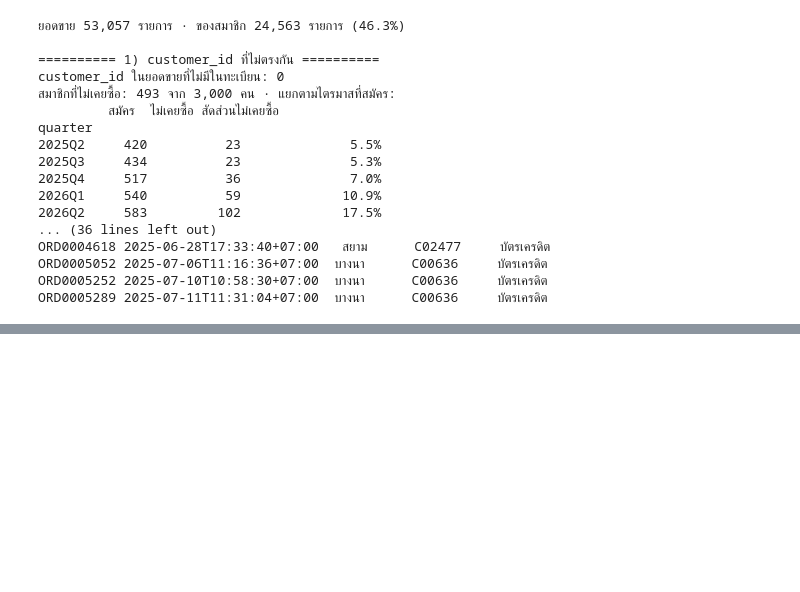
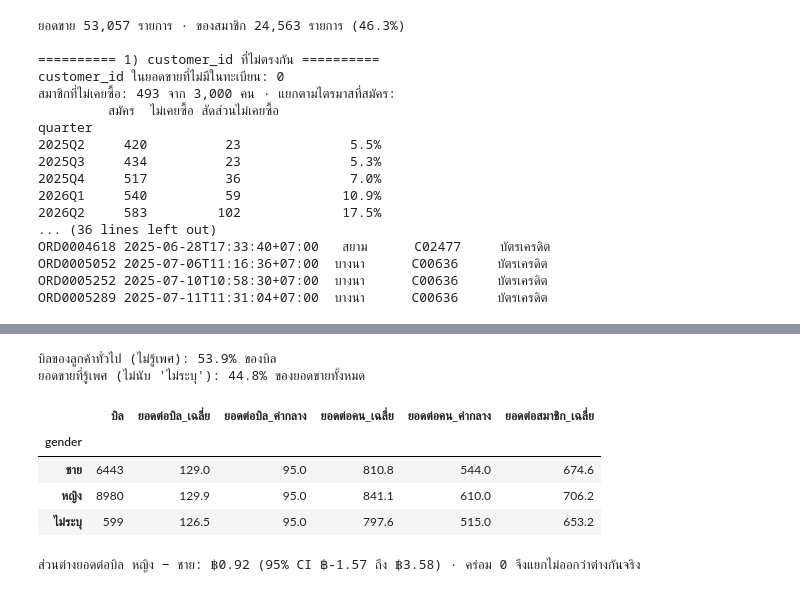
Before and after one commit to sirikorn-cmru/Baanbrew, a Jupyter notebook: notebooks/Lab2_1_Data_Cleaning.ipynb, the cells around one changed output, grey strips where cells are left out. Saved outputs shown, nothing was run; the diff lists cells and outputs as text; code cells hidden in the pictures; blank space fills up the shorter version.

```diff
--- a/notebooks/Lab2_1_Data_Cleaning.ipynb
+++ b/notebooks/Lab2_1_Data_Cleaning.ipynb
@@ -1056,0 +1087,39 @@ ORD0005289 2025-07-11T11:31:04+07:00  บางนา      C00636     บัต
+# %%
+# ===== หลักฐานประกอบคำตอบ: ยอดขายของลูกค้าผู้หญิงเทียบผู้ชาย =====
+import numpy as np
+
+line_rev = pd.to_numeric(clean["qty"]) * pd.to_numeric(clean["unit_price"])
+bill_rev = (clean.assign(rev=line_rev).groupby("order_id")
+            .agg(customer_id=("customer_id", "first"), rev=("rev", "sum")))
+member_bills = bill_rev[bill_rev["customer_id"] != ""].merge(
+    cust[["customer_id", "gender"]], on="customer_id", how="left")
+
+known = member_bills.loc[member_bills["gender"] != "ไม่ระบุ", "rev"].sum()
+print(f"บิลของลูกค้าทั่วไป (ไม่รู้เพศ): {(bill_rev['customer_id'] == '').mean():.1%} ของบิล")
+print(f"ยอดขายที่รู้เพศ (ไม่นับ 'ไม่ระบุ'): {known / bill_rev['rev'].sum():.1%} ของยอดขายทั้งหมด\n")
+
+per_bill = member_bills.groupby("gender")["rev"].agg(บิล="size", ยอดต่อบิล_เฉลี่ย="mean", ยอดต่อบิล_ค่ากลาง="median")
+per_buyer = member_bills.groupby(["gender", "customer_id"])["rev"].sum().groupby("gender").agg(
+    ยอดต่อคน_เฉลี่ย="mean", ยอดต่อคน_ค่ากลาง="median")
+per_member = (cust.set_index("customer_id")
+              .join(member_bills.groupby("customer_id")["rev"].sum())
+              .fillna({"rev": 0}).groupby("gender")["rev"].agg(ยอดต่อสมาชิก_เฉลี่ย="mean"))
+display(per_bill.join(per_buyer).join(per_member).round(1))
+
+# ส่วนต่างยอดต่อบิล (หญิง − ชาย) พร้อมช่วงความเชื่อมั่น 95% ด้วย bootstrap
+rng = np.random.default_rng(0)
+f = member_bills.loc[member_bills["gender"] == "หญิง", "rev"].to_numpy()
+m = member_bills.loc[member_bills["gender"] == "ชาย", "rev"].to_numpy()
+diffs = [rng.choice(f, f.size).mean() - rng.choice(m, m.size).mean() for _ in range(2000)]
+lo, hi = np.percentile(diffs, [2.5, 97.5])
+print(f"ส่วนต่างยอดต่อบิล หญิง − ชาย: ฿{f.mean() - m.mean():.2f} (95% CI ฿{lo:.2f} ถึง ฿{hi:.2f})"
+      + (" · คร่อม 0 จึงแยกไม่ออกว่าต่างกันจริง" if lo < 0 < hi else ""))
+# %% [output]
+บิลของลูกค้าทั่วไป (ไม่รู้เพศ): 53.9% ของบิล
+ยอดขายที่รู้เพศ (ไม่นับ 'ไม่ระบุ'): 44.8% ของยอดขายทั้งหมด
+|  | บิล | ยอดต่อบิล_เฉลี่ย | ยอดต่อบิล_ค่ากลาง | ยอดต่อคน_เฉลี่ย | ยอดต่อคน_ค่ากลาง | ยอดต่อสมาชิก_เฉลี่ย |
+| gender |  |  |  |  |  |  |
+| ชาย | 6443 | 129.0 | 95.0 | 810.8 | 544.0 | 674.6 |
+| หญิง | 8980 | 129.9 | 95.0 | 841.1 | 610.0 | 706.2 |
+| ไม่ระบุ | 599 | 126.5 | 95.0 | 797.6 | 515.0 | 653.2 |
+ส่วนต่างยอดต่อบิล หญิง − ชาย: ฿0.92 (95% CI ฿-1.57 ถึง ฿3.58) · คร่อม 0 จึงแยกไม่ออกว่าต่างกันจริง
```
Also changed, not shown: parts of 1 cell of this notebook.
